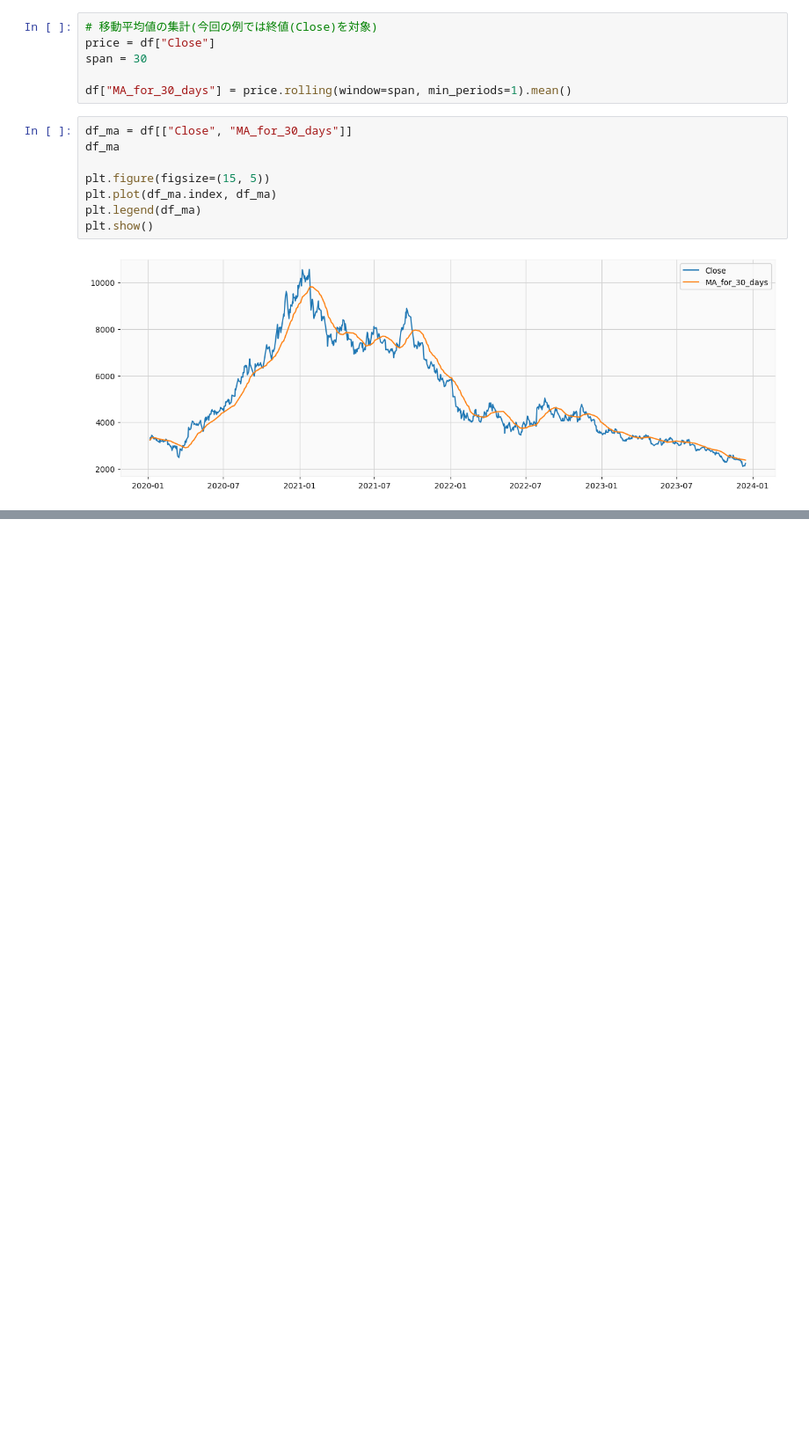
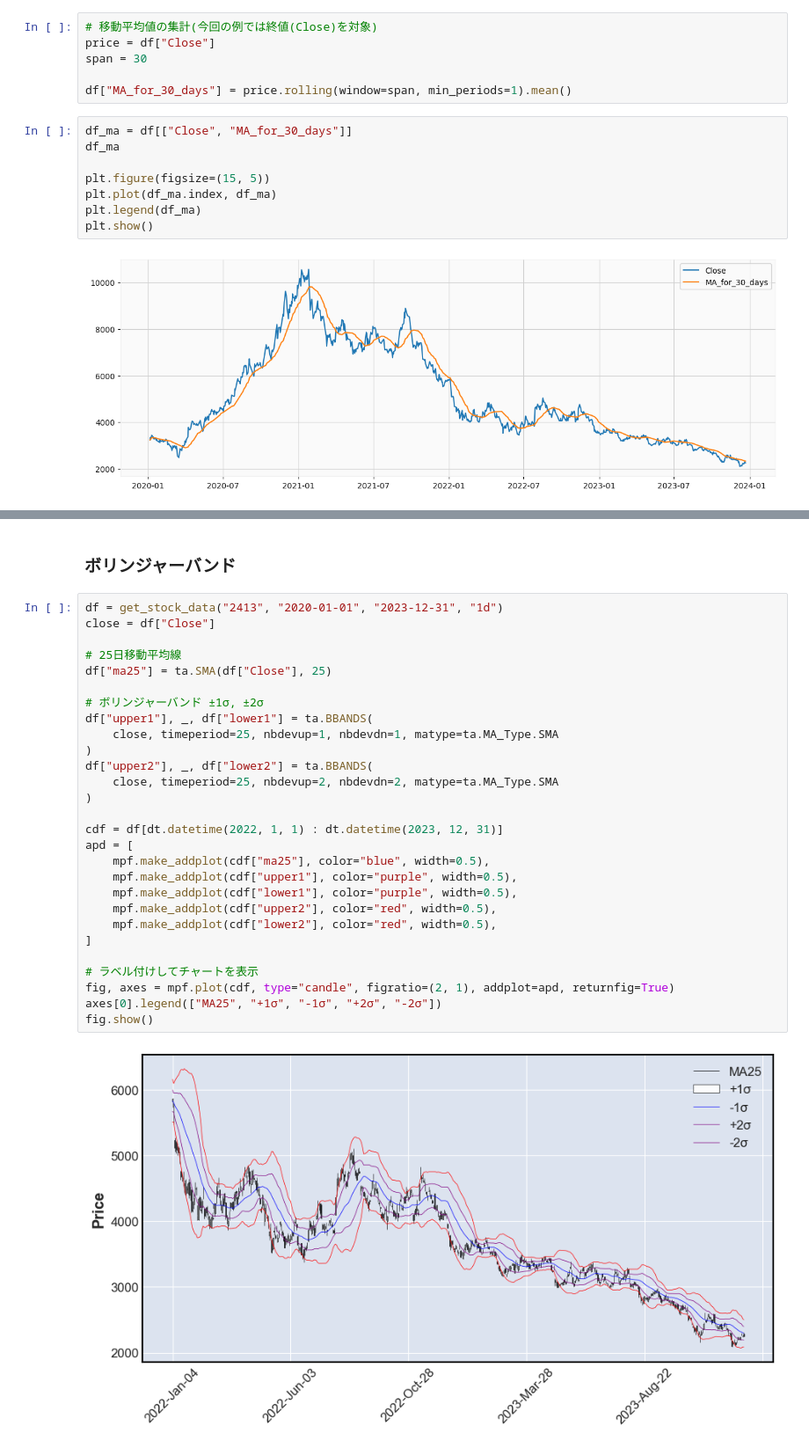
Before and after one commit to KOHTA0405/stock_price, a Jupyter notebook: stock_price.ipynb, the cells around one changed output, grey strips where cells are left out. Shown at 88% size. Drawn from its saved outputs; the diff is of its cells as text; blank space fills up the shorter version.

```diff
--- a/stock_price.ipynb
+++ b/stock_price.ipynb
@@ -94,0 +144,32 @@ plt.show()
+# %% [markdown]
+### ボリンジャーバンド
+# %%
+df = get_stock_data("2413", "2020-01-01", "2023-12-31", "1d")
+close = df["Close"]
+
+# 25日移動平均線
+df["ma25"] = ta.SMA(df["Close"], 25)
+
+# ボリンジャーバンド ±1σ, ±2σ
+df["upper1"], _, df["lower1"] = ta.BBANDS(
+    close, timeperiod=25, nbdevup=1, nbdevdn=1, matype=ta.MA_Type.SMA
+)
+df["upper2"], _, df["lower2"] = ta.BBANDS(
+    close, timeperiod=25, nbdevup=2, nbdevdn=2, matype=ta.MA_Type.SMA
+)
+
+cdf = df[dt.datetime(2022, 1, 1) : dt.datetime(2023, 12, 31)]
+apd = [
+    mpf.make_addplot(cdf["ma25"], color="blue", width=0.5),
+    mpf.make_addplot(cdf["upper1"], color="purple", width=0.5),
+    mpf.make_addplot(cdf["lower1"], color="purple", width=0.5),
+    mpf.make_addplot(cdf["upper2"], color="red", width=0.5),
+    mpf.make_addplot(cdf["lower2"], color="red", width=0.5),
+]
+
+# ラベル付けしてチャートを表示
+fig, axes = mpf.plot(cdf, type="candle", figratio=(2, 1), addplot=apd, returnfig=True)
+axes[0].legend(["MA25", "+1σ", "-1σ", "+2σ", "-2σ"])
+fig.show()
+# %% [output]
+[figure, added]
```
Also changed, not shown: parts of 19 cells of this notebook.
